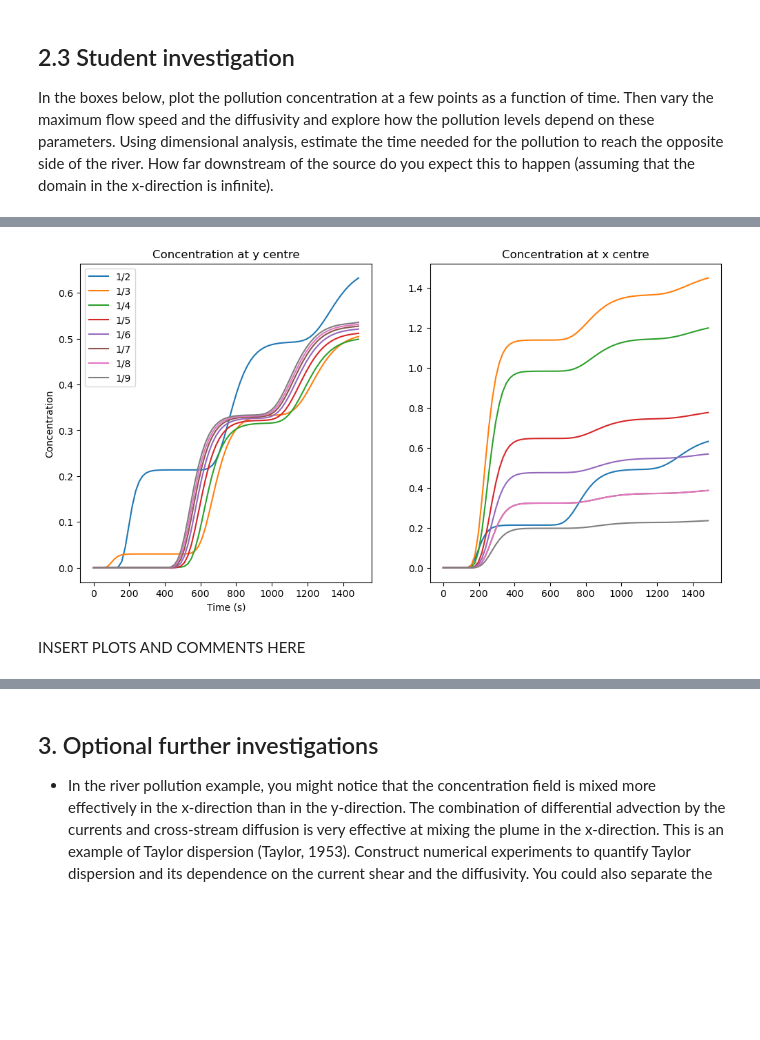
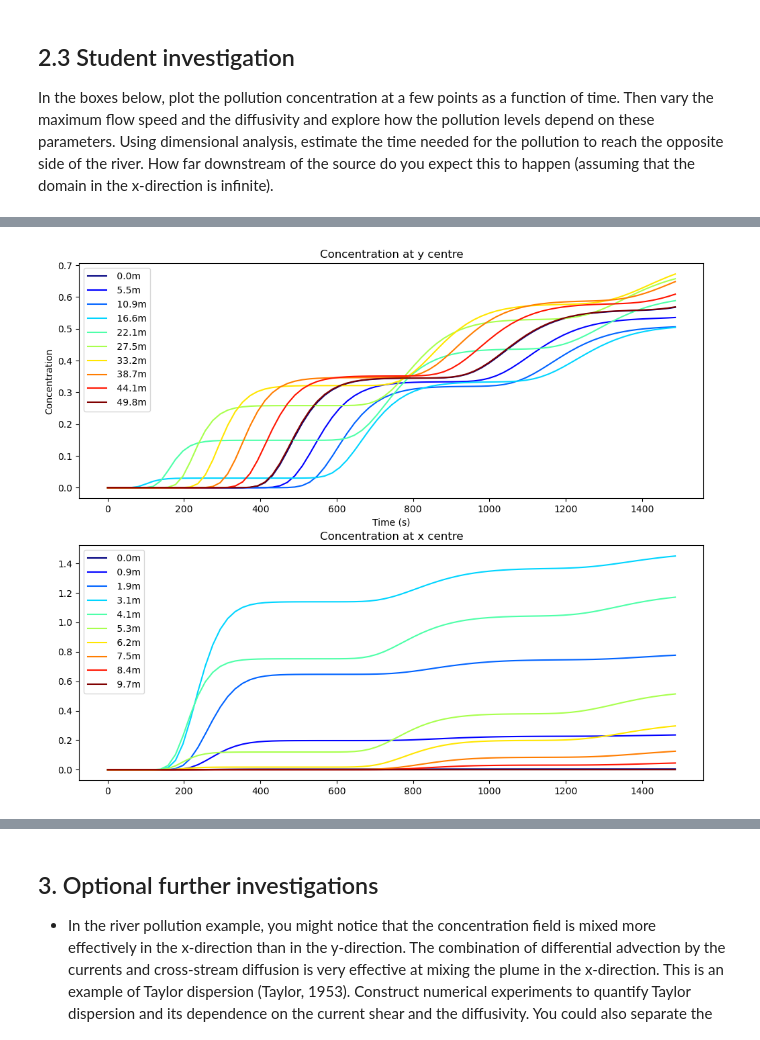
Before and after one commit to Feesh5/QCES, a Jupyter notebook: Project2_transport.ipynb, the cells around one changed output, grey strips where cells are left out. Cells and saved outputs as stored; diff of their text form; code cells hidden in the pictures; blank space fills up the shorter version.

```diff
--- a/Project2_transport.ipynb
+++ b/Project2_transport.ipynb
@@ -535,0 +539,19 @@ print(Nx)
+# %%
+#Block for testing/learning code
+import matplotlib.cm as cm
+xs = np.linspace(0,Nx-1,11).astype(int)
+ys = np.linspace(0,Ny-1,11).astype(int)
+
+cmap1 = cm.get_cmap('jet', len(xs))
+#cmap1
+for i,j in zip(xs,ys):
+    xcolor = cmap1(idx)
+    plt.plot(c_save[:,i,j],label=f'x={i}, y={j}',color=xcolor)
+# print(len(xs))
+
+# for i,j in zip(xs,ys):
+#      print(i,j)
+
+# vels = np.linspace(0.1,10,3)
+# for v, k in enumerate(vels):
+#     print(v,k)
@@ -536,16 +560,23 @@ print(Nx)
 # %%
-fig, axs = plt.subplots(1,2, figsize = (12,6))
+import matplotlib.cm as cm
 
-for i in range(2,10):
-    axs[0].plot(t_save, c_save[:,Nx//i,Ny//2],label=f'1/{i}')
-    axs[1].plot(t_save, c_save[:,Nx//2,Ny//i],label=f'1/{i}')
+fig, axs = plt.subplots(2,1, figsize = (12,10))
+xs = np.linspace(0,Nx-1,10).astype(int)
+ys = np.linspace(0,Ny-1,10).astype(int)
+
+cmap = cm.get_cmap('jet', len(xs))
+
+
+for idx,(i,j) in enumerate(zip(xs,ys)):
+    color = cmap1(idx)
+    axs[0].plot(t_save, c_save[:,i,Ny//2],label= f' {L*i/Nx:.1f}m', color = color)
+    axs[1].plot(t_save, c_save[:,Nx//2,j],label= f' {w*j/Ny:.1f}m', color = color)
 
     axs[0].set_xlabel('Time (s)')
     axs[0].set_ylabel('Concentration')
     axs[0].set_title('Concentration at y centre')
     axs[1].set_title('Concentration at x centre')
     axs[0].legend()
+    axs[1].legend()
 # %% [output]
-[figure, old version]
+[figure, new version]
-# %% [markdown]
-INSERT PLOTS AND COMMENTS HERE
```
Also changed, not shown: parts of 16 cells of this notebook, 2 other files.
